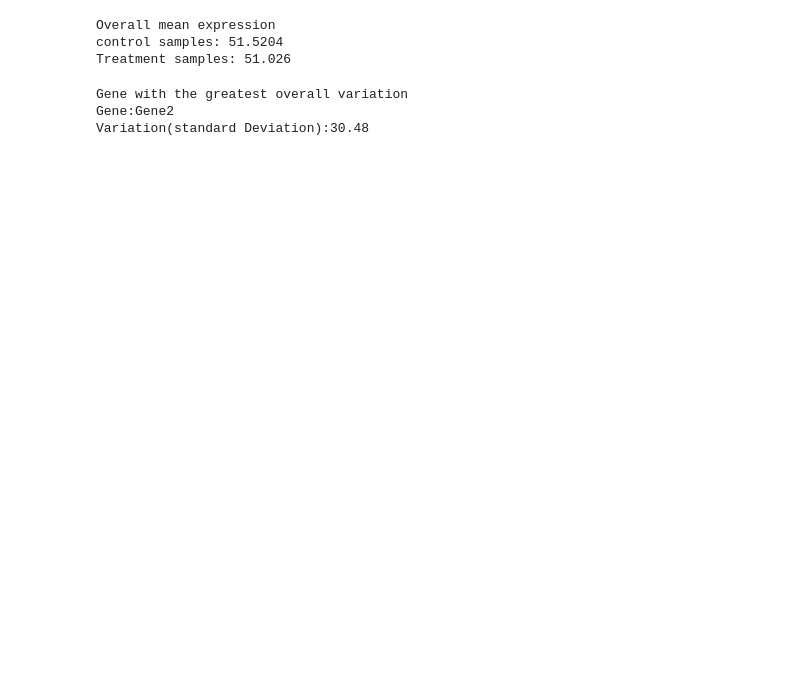
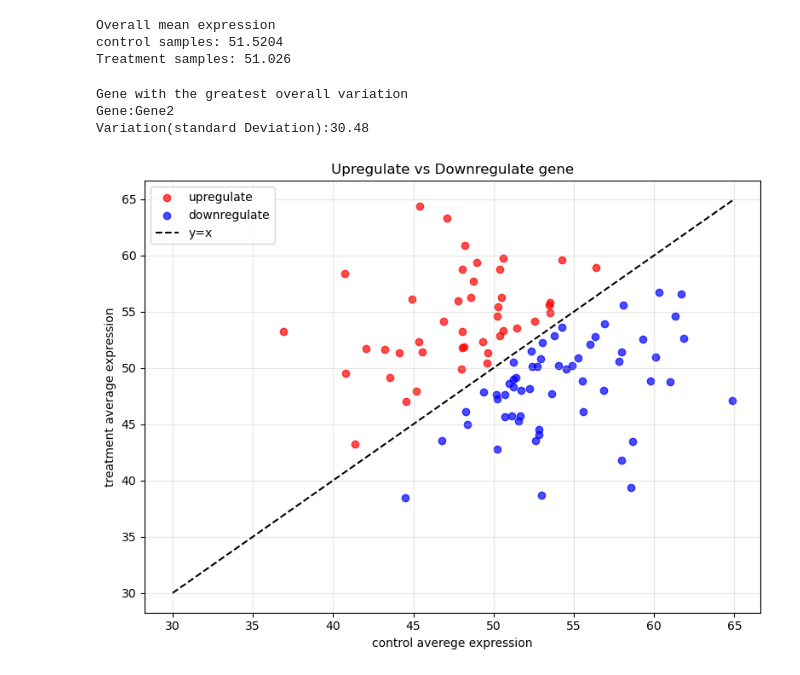
Before and after one commit to TharushiMadhushani/CSH4123_Bioinfomatics, a Jupyter notebook: Day 05/11_06.ipynb, the cells around one changed output. Saved outputs shown, nothing was run; the diff lists cells and outputs as text; code cells hidden in the pictures; blank space fills up the shorter version.

```diff
--- a/Day 05/11_06.ipynb
+++ b/Day 05/11_06.ipynb
@@ -236,3 +237,36 @@ print(f"Variation(standard Deviation):{most_variable_gene['Variation']:.2f}")
 Gene with the greatest overall variation
 Gene:Gene2
 Variation(standard Deviation):30.48
+# %%
+#create a scatter plot showing upregulate and downregulate gene
+plt.figure(figsize=(8,6))
+colors={'upregulate':'red','downregulate':'blue'}
+summery_df=pd.DataFrame({
+    'control_avg':data[control_cols].mean(axis=1),
+    'treatment_avg':data[treatment_cols].mean(axis=1)
+})
+
+summery_df['Regulation']=summery_df.apply(
+    lambda x:'upregulate' if x['treatment_avg']>x['control_avg']
+        else'downregulate',axis=1
+)
+
+for reg in['upregulate','downregulate']:
+    subset=summery_df[summery_df['Regulation']==reg]
+    plt.scatter(subset['control_avg'],subset['treatment_avg'],
+               c=colors[reg],label=reg,alpha=0.7)
+
+
+plt.plot([30,summery_df[['control_avg','treatment_avg']].max().max()],
+         [30,summery_df[['control_avg','treatment_avg']].max().max()],
+        'k--',label='y=x')
+
+plt.xlabel("control averege expression")
+plt.ylabel("treatment average expression")
+plt.title("Upregulate vs Downregulate gene")
+plt.legend()
+plt.grid(True,alpha=0.3)
+plt.tight_layout()
+plt.show()
+# %% [output]
+[figure, added]
```
Also changed, not shown: parts of 1 cell of this notebook.
